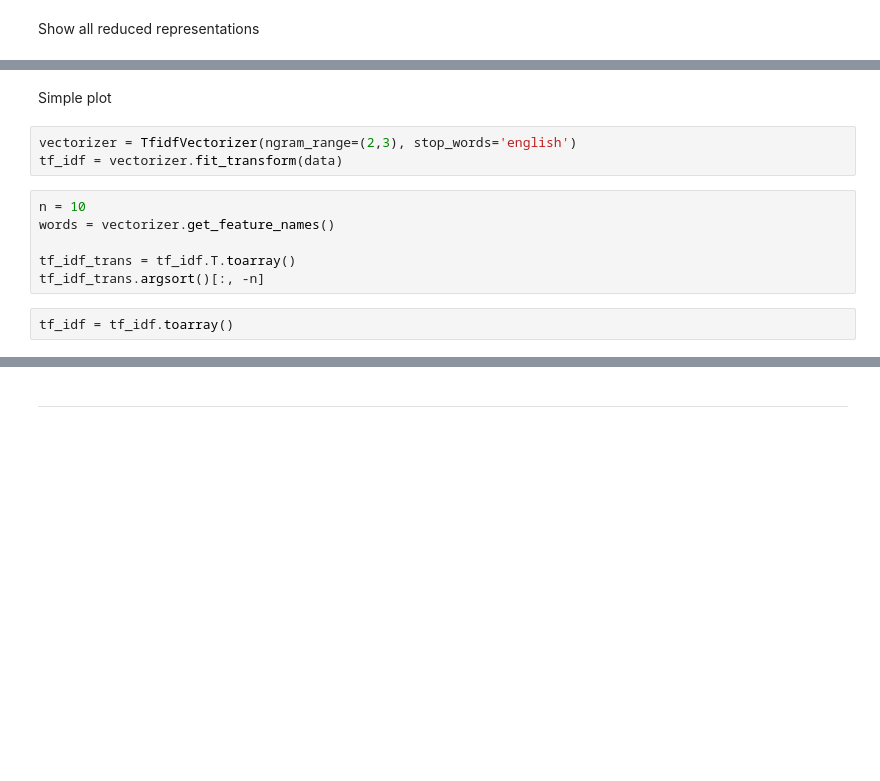
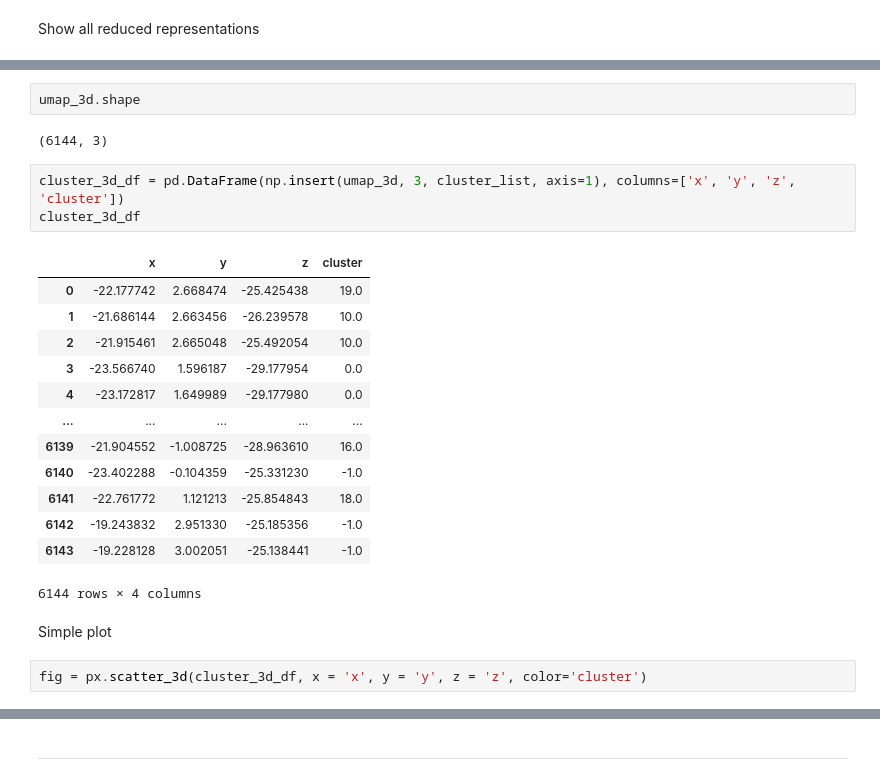
Before and after one commit to MariuszAndziak/Personality_and_Its_Transformations, a Jupyter notebook: 04_embeddings_deep_dive.ipynb, the cells around one changed output, grey strips where cells are left out. Saved outputs shown, nothing was run; the diff lists cells and outputs as text; blank space fills up the shorter version.

```diff
--- a/04_embeddings_deep_dive.ipynb
+++ b/04_embeddings_deep_dive.ipynb
@@ -385,13 +388,25 @@ cluster_list[:5]
+# %%
+umap_3d.shape
+# %% [output]
+(6144, 3)
+# %%
+cluster_3d_df = pd.DataFrame(np.insert(umap_3d, 3, cluster_list, axis=1), columns=['x', 'y', 'z', 'cluster'])
+cluster_3d_df
+# %% [output]
+|  | x | y | z | cluster |
+| 0 | -22.177742 | 2.668474 | -25.425438 | 19.0 |
+| 1 | -21.686144 | 2.663456 | -26.239578 | 10.0 |
+| 2 | -21.915461 | 2.665048 | -25.492054 | 10.0 |
+| 3 | -23.566740 | 1.596187 | -29.177954 | 0.0 |
+| 4 | -23.172817 | 1.649989 | -29.177980 | 0.0 |
+| ... | ... | ... | ... | ... |
+| 6139 | -21.904552 | -1.008725 | -28.963610 | 16.0 |
+| 6140 | -23.402288 | -0.104359 | -25.331230 | -1.0 |
+| 6141 | -22.761772 | 1.121213 | -25.854843 | 18.0 |
+| 6142 | -19.243832 | 2.951330 | -25.185356 | -1.0 |
+| 6143 | -19.228128 | 3.002051 | -25.138441 | -1.0 |
+6144 rows × 4 columns
 # %% [markdown]
 Simple plot
-# %%
-vectorizer = TfidfVectorizer(ngram_range=(2,3), stop_words='english')
-tf_idf = vectorizer.fit_transform(data)
-# %%
-n = 10
-words = vectorizer.get_feature_names()
-
-tf_idf_trans = tf_idf.T.toarray()
-tf_idf_trans.argsort()[:, -n]
-# %%
-tf_idf = tf_idf.toarray()
+# %%
+fig = px.scatter_3d(cluster_3d_df, x = 'x', y = 'y', z = 'z', color='cluster')
```
Also changed, not shown: parts of 15 cells of this notebook, 2 other files.
